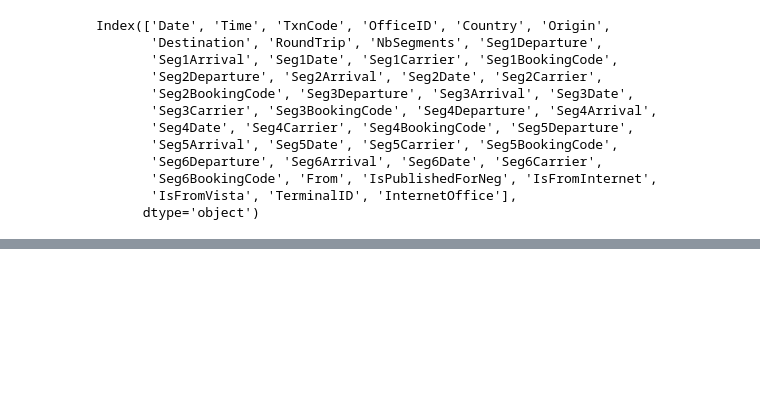
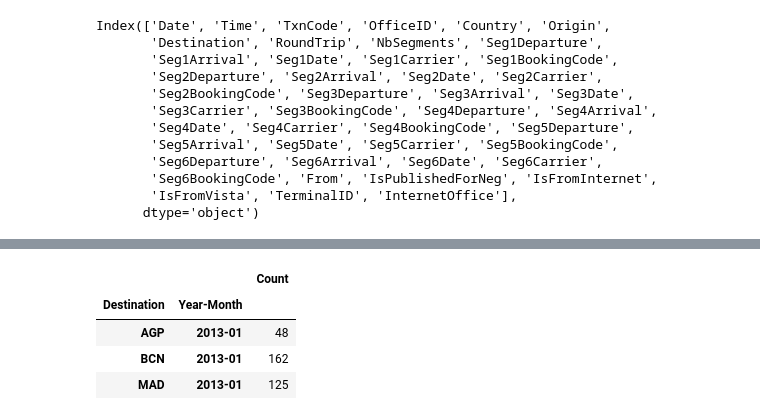
Before and after one commit to IvanCacha/Master_Data_Science, a Jupyter notebook: Amadeus_challenge_3.ipynb, the cells around one changed output, grey strips where cells are left out. Saved outputs shown, nothing was run; the diff lists cells and outputs as text; code cells hidden in the pictures; blank space fills up the shorter version.

```diff
--- a/Amadeus_challenge_3.ipynb
+++ b/Amadeus_challenge_3.ipynb
@@ -68,0 +115,8 @@ s = pd.read_csv(file, sep='^', nrows=10000, usecols=['Date', 'Destination'])
+# %%
+s.groupby(['Destination','Year-Month']).sum()
+# %% [output]
+|  |  | Count |
+| Destination | Year-Month |  |
+| AGP | 2013-01 | 48 |
+| BCN | 2013-01 | 162 |
+| MAD | 2013-01 | 125 |
```
Also changed, not shown: parts of 7 cells of this notebook.
